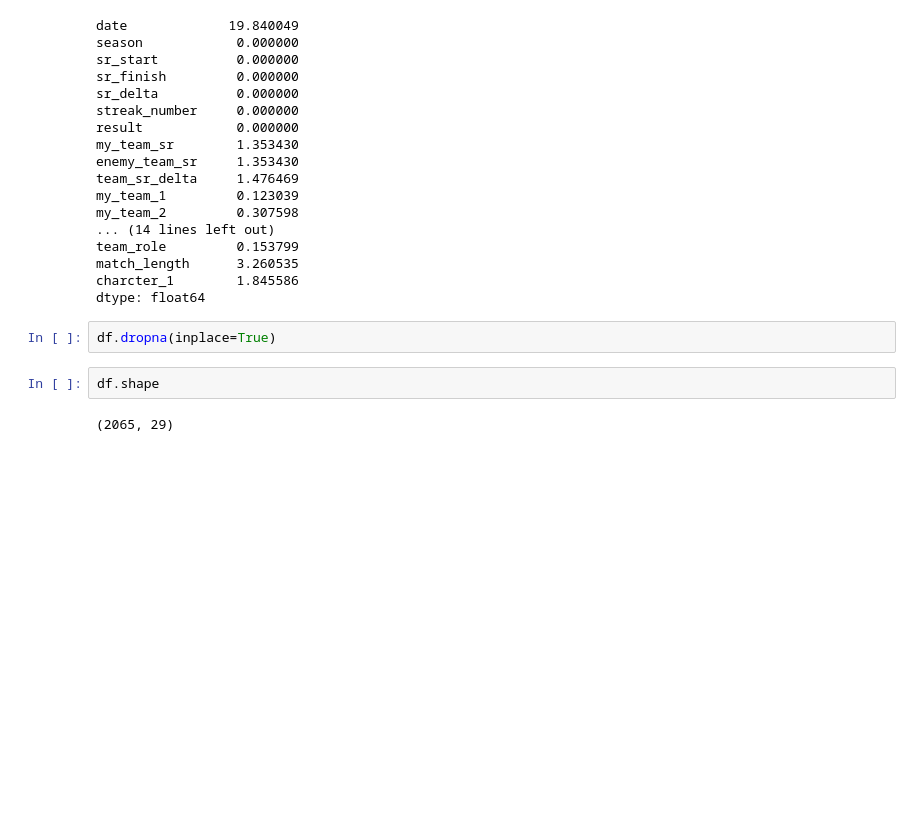
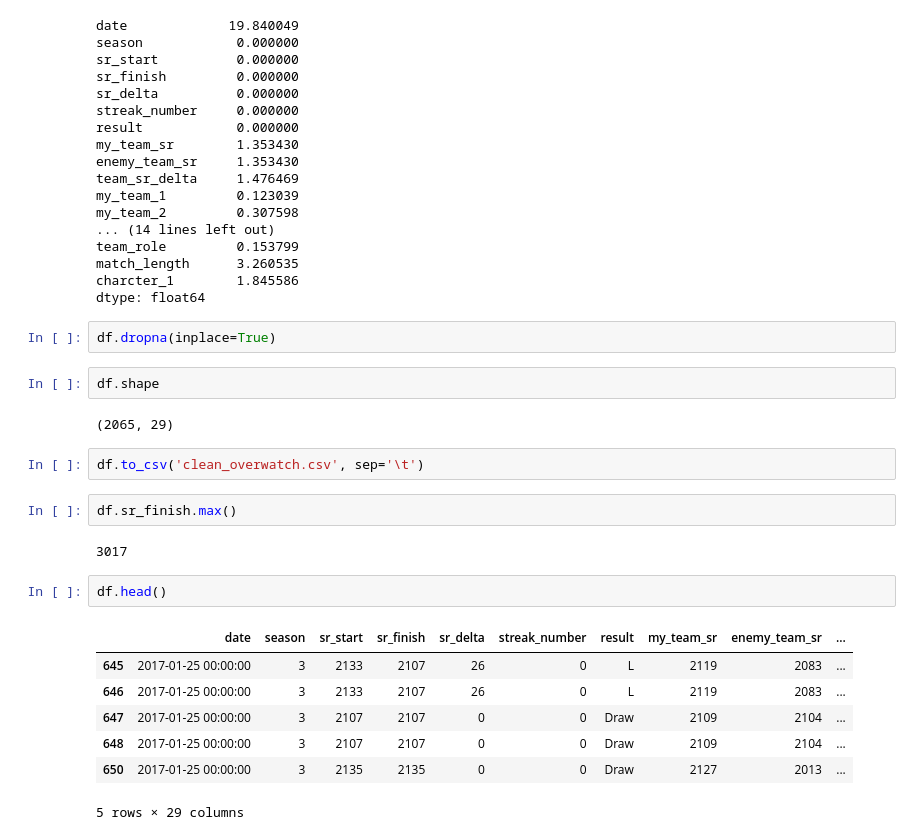
Before and after one commit to Jacobheyman702/Overwatch, a Jupyter notebook: Overwatch dataset.ipynb, the cells around one changed output. Saved outputs shown, nothing was run; the diff lists cells and outputs as text; blank space fills up the shorter version.

```diff
--- a/Overwatch dataset.ipynb
+++ b/Overwatch dataset.ipynb
@@ -643,3 +643,19 @@ df.dropna(inplace=True)
 df.shape
 # %% [output]
 (2065, 29)
+# %%
+df.to_csv('clean_overwatch.csv', sep='\t')
+# %%
+df.sr_finish.max()
+# %% [output]
+3017
+# %%
+df.head()
+# %% [output]
+|  | date | season | sr_start | sr_finish | sr_delta | streak_number | result | my_team_sr | enemy_team_sr | ... |
+| 645 | 2017-01-25 00:00:00 | 3 | 2133 | 2107 | 26 | 0 | L | 2119 | 2083 | ... |
+| 646 | 2017-01-25 00:00:00 | 3 | 2133 | 2107 | 26 | 0 | L | 2119 | 2083 | ... |
+| 647 | 2017-01-25 00:00:00 | 3 | 2107 | 2107 | 0 | 0 | Draw | 2109 | 2104 | ... |
+| 648 | 2017-01-25 00:00:00 | 3 | 2107 | 2107 | 0 | 0 | Draw | 2109 | 2104 | ... |
+| 650 | 2017-01-25 00:00:00 | 3 | 2135 | 2135 | 0 | 0 | Draw | 2127 | 2013 | ... |
+5 rows × 29 columns
```
Also changed, not shown: parts of 13 cells of this notebook, 2 other files.
